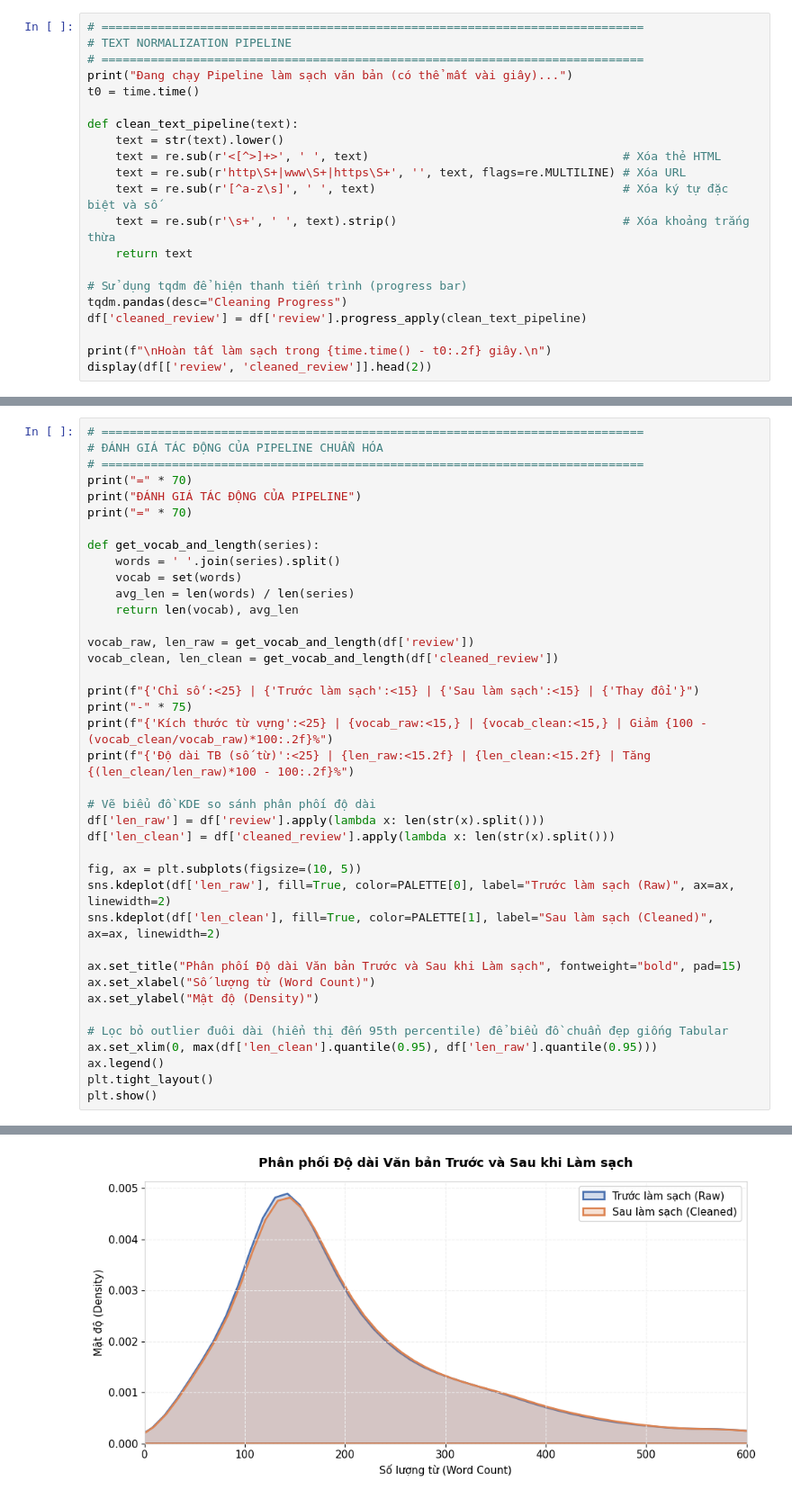
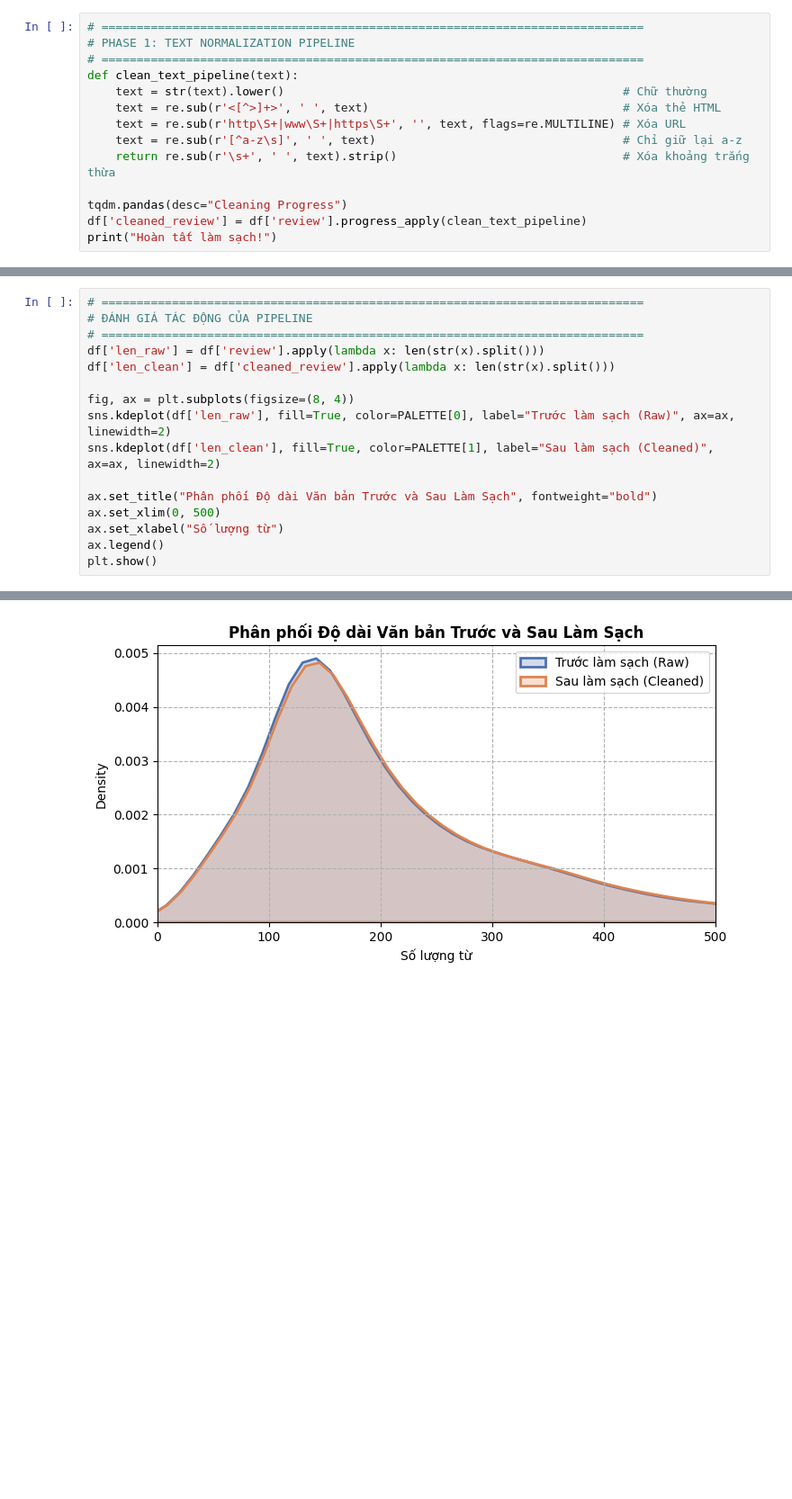
Before and after one commit to RamanujanJR/CSC14004-Lab-1, a Jupyter notebook: notebooks/06_text_preprocessing.ipynb, the cells around one changed output, grey strips where cells are left out. Shown at 90% size. Saved outputs shown, nothing was run; the diff lists cells and outputs as text; blank space fills up the shorter version.

```diff
--- a/notebooks/06_text_preprocessing.ipynb
+++ b/notebooks/06_text_preprocessing.ipynb
@@ -125,22 +90,15 @@ Quá trình làm sạch thô (Noise Removal) là bước đầu tiên để lo
 # %%
 # =============================================================================
-# TEXT NORMALIZATION PIPELINE
+# PHASE 1: TEXT NORMALIZATION PIPELINE
 # =============================================================================
-print("Đang chạy Pipeline làm sạch văn bản (có thể mất vài giây)...")
-t0 = time.time()
-
 def clean_text_pipeline(text):
-    text = str(text).lower()
+    text = str(text).lower()                                                # Chữ thường
     text = re.sub(r'<[^>]+>', ' ', text)                                    # Xóa thẻ HTML
     text = re.sub(r'http\S+|www\S+|https\S+', '', text, flags=re.MULTILINE) # Xóa URL
-    text = re.sub(r'[^a-z\s]', ' ', text)                                   # Xóa ký tự đặc biệt và số
-    text = re.sub(r'\s+', ' ', text).strip()                                # Xóa khoảng trắng thừa
-    return text
+    text = re.sub(r'[^a-z\s]', ' ', text)                                   # Chỉ giữ lại a-z
+    return re.sub(r'\s+', ' ', text).strip()                                # Xóa khoảng trắng thừa
 
-# Sử dụng tqdm để hiện thanh tiến trình (progress bar)
 tqdm.pandas(desc="Cleaning Progress")
 df['cleaned_review'] = df['review'].progress_apply(clean_text_pipeline)
-
-print(f"\nHoàn tất làm sạch trong {time.time() - t0:.2f} giây.\n")
-display(df[['review', 'cleaned_review']].head(2))
+print("Hoàn tất làm sạch!")
 # %% [output]
@@ -152,40 +106,17 @@ Hoàn tất làm sạch trong 2.18 giây.
 # %%
 # =============================================================================
-# ĐÁNH GIÁ TÁC ĐỘNG CỦA PIPELINE CHUẨN HÓA
+# ĐÁNH GIÁ TÁC ĐỘNG CỦA PIPELINE
 # =============================================================================
-print("=" * 70)
-print("ĐÁNH GIÁ TÁC ĐỘNG CỦA PIPELINE")
-print("=" * 70)
-
-def get_vocab_and_length(series):
-    words = ' '.join(series).split()
-    vocab = set(words)
-    avg_len = len(words) / len(series)
-    return len(vocab), avg_len
-
-vocab_raw, len_raw = get_vocab_and_length(df['review'])
-vocab_clean, len_clean = get_vocab_and_length(df['cleaned_review'])
-
-print(f"{'Chỉ số':<25} | {'Trước làm sạch':<15} | {'Sau làm sạch':<15} | {'Thay đổi'}")
-print("-" * 75)
-print(f"{'Kích thước từ vựng':<25} | {vocab_raw:<15,} | {vocab_clean:<15,} | Giảm {100 - (vocab_clean/vocab_raw)*100:.2f}%")
-print(f"{'Độ dài TB (số từ)':<25} | {len_raw:<15.2f} | {len_clean:<15.2f} | Tăng {(len_clean/len_raw)*100 - 100:.2f}%")
-
-# Vẽ biểu đồ KDE so sánh phân phối độ dài
 df['len_raw'] = df['review'].apply(lambda x: len(str(x).split()))
 df['len_clean'] = df['cleaned_review'].apply(lambda x: len(str(x).split()))
 
-fig, ax = plt.subplots(figsize=(10, 5))
+fig, ax = plt.subplots(figsize=(8, 4))
 sns.kdeplot(df['len_raw'], fill=True, color=PALETTE[0], label="Trước làm sạch (Raw)", ax=ax, linewidth=2)
 sns.kdeplot(df['len_clean'], fill=True, color=PALETTE[1], label="Sau làm sạch (Cleaned)", ax=ax, linewidth=2)
 
-ax.set_title("Phân phối Độ dài Văn bản Trước và Sau khi Làm sạch", fontweight="bold", pad=15)
-ax.set_xlabel("Số lượng từ (Word Count)")
-ax.set_ylabel("Mật độ (Density)")
-
-# Lọc bỏ outlier đuôi dài (hiển thị đến 95th percentile) để biểu đồ chuẩn đẹp giống Tabular
-ax.set_xlim(0, max(df['len_clean'].quantile(0.95), df['len_raw'].quantile(0.95)))
+ax.set_title("Phân phối Độ dài Văn bản Trước và Sau Làm Sạch", fontweight="bold")
+ax.set_xlim(0, 500)
+ax.set_xlabel("Số lượng từ")
 ax.legend()
-plt.tight_layout()
 plt.show()
 # %% [output]
@@ -199 +123 @@ Kích thước từ vựng        | 157,691         | 51,263          | Giảm 6
-[figure, old version]
+[figure, new version]
```
Also changed, not shown: parts of 31 cells of this notebook.
